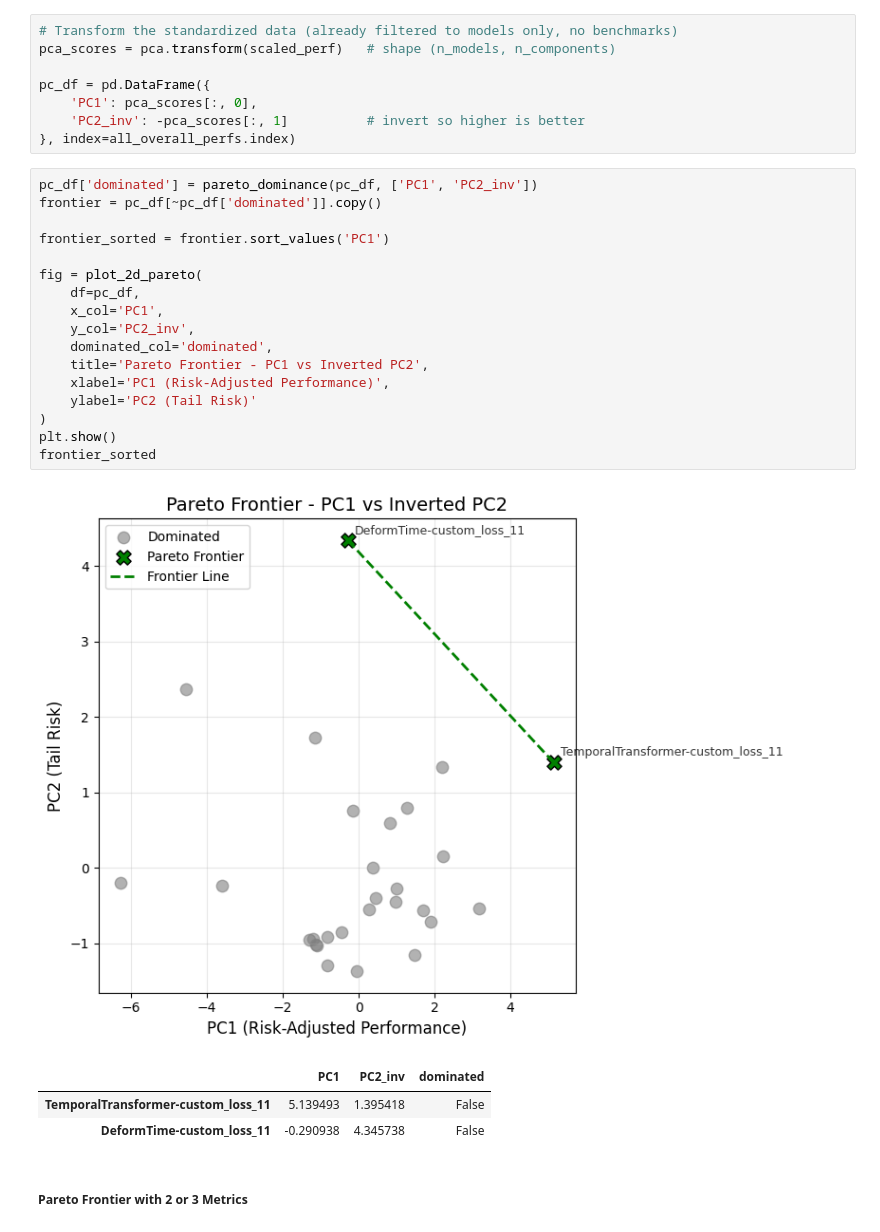
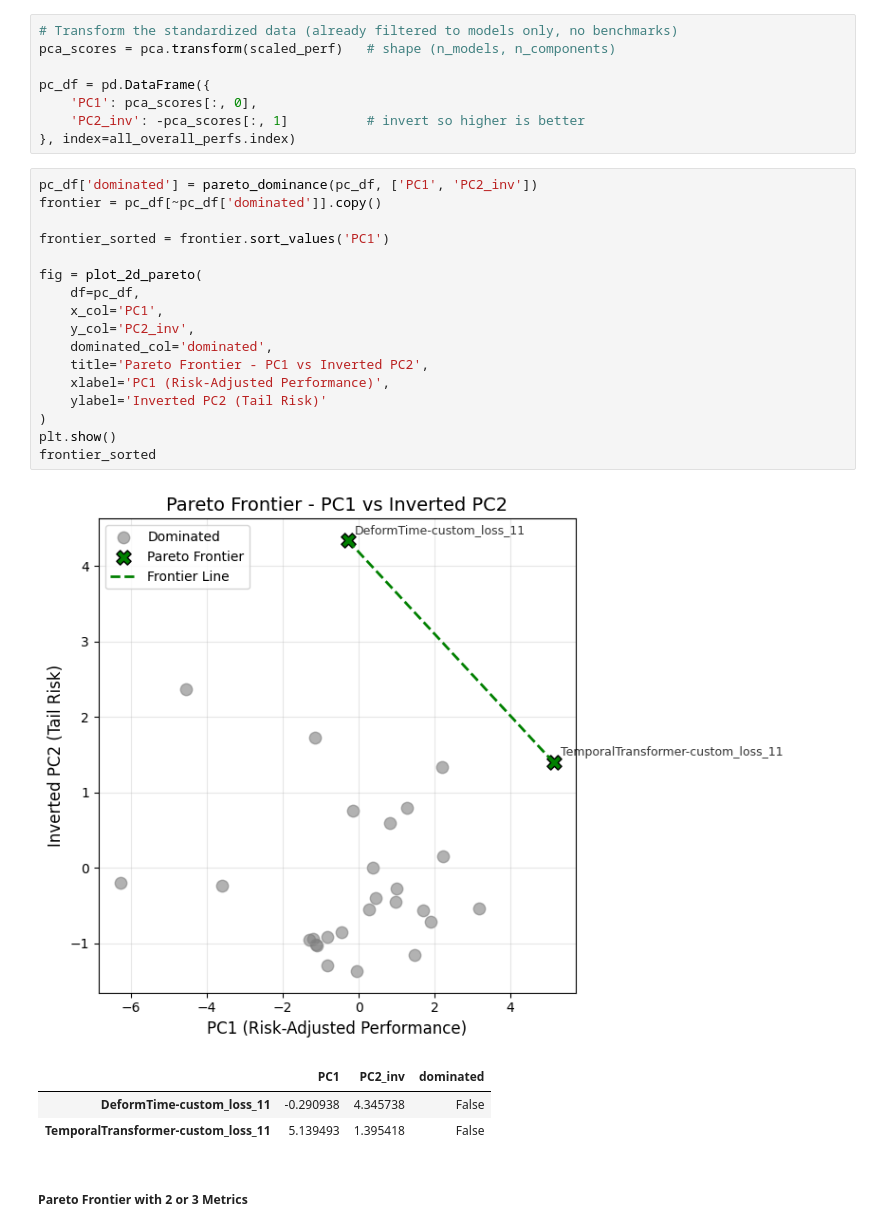
Before and after one commit to travisdesell/exact, a Jupyter notebook: financial_loss_functions/exploration/model_selection.ipynb, the cells around one changed output. Cells and saved outputs as stored; diff of their text form.

```diff
--- a/financial_loss_functions/exploration/model_selection.ipynb
+++ b/financial_loss_functions/exploration/model_selection.ipynb
@@ -335,25 +335,25 @@ pc_df = pd.DataFrame({
 # %%
 pc_df['dominated'] = pareto_dominance(pc_df, ['PC1', 'PC2_inv'])
 frontier = pc_df[~pc_df['dominated']].copy()
 
 frontier_sorted = frontier.sort_values('PC1')
 
 fig = plot_2d_pareto(
     df=pc_df,
     x_col='PC1',
     y_col='PC2_inv',
     dominated_col='dominated',
     title='Pareto Frontier - PC1 vs Inverted PC2',
     xlabel='PC1 (Risk-Adjusted Performance)',
-    ylabel='PC2 (Tail Risk)'
+    ylabel='Inverted PC2 (Tail Risk)'
 )
 plt.show()
 frontier_sorted
 # %% [output]
-[figure, old version]
+[figure, new version]
 |  | PC1 | PC2_inv | dominated |
+| DeformTime-custom_loss_11 | -0.290938 | 4.345738 | False |
 | TemporalTransformer-custom_loss_11 | 5.139493 | 1.395418 | False |
-| DeformTime-custom_loss_11 | -0.290938 | 4.345738 | False |
 # %% [markdown]
 ##### Pareto Frontier with 2 or 3 Metrics
 # %%
```
Also changed, not shown: parts of 1 cell of this notebook, 1 other file.
